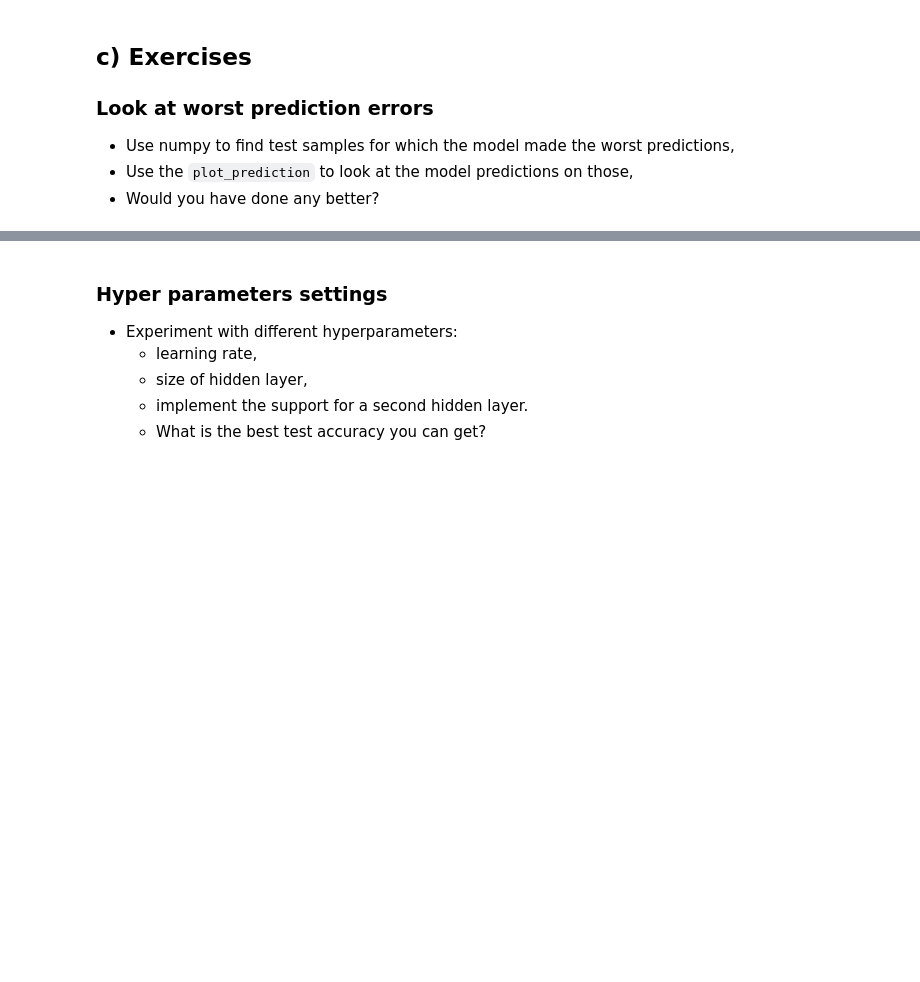
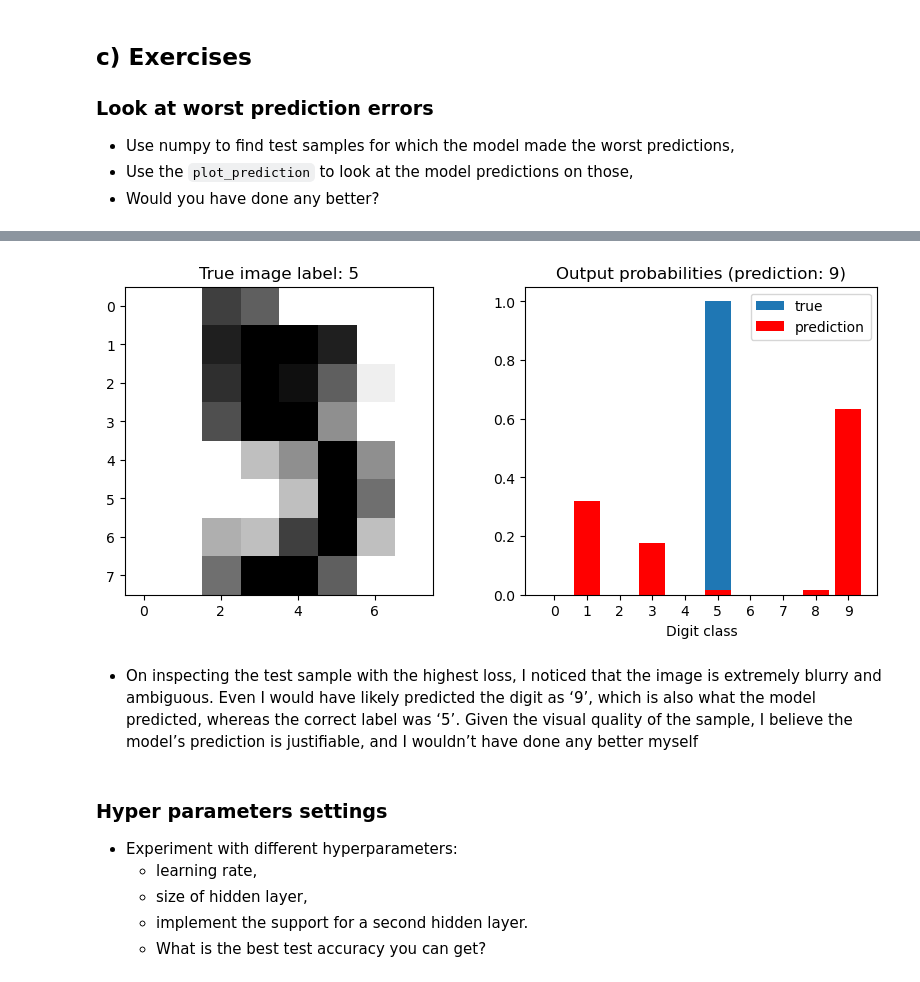
Before and after one commit to UofT-DSI/deep_learning, a Jupyter notebook: 01_materials/labs/lab_2.ipynb, the cells around one changed output, grey strips where cells are left out. Saved outputs shown, nothing was run; the diff lists cells and outputs as text; code cells hidden in the pictures; blank space fills up the shorter version.

```diff
--- a/01_materials/labs/lab_2.ipynb
+++ b/01_materials/labs/lab_2.ipynb
@@ -165,8 +201,8 @@ class LogisticRegression:
 
     def forward(self, X):
         # Compute the linear combination of the input and weights
-        Z = None
-        return None
+        Z = np.dot(X, self.W) + self.b
+        return softmax(Z)
 
     def predict(self, X):
         # Return the most probable class for each sample in X
@@ -178,7 +214,9 @@ class LogisticRegression:
     def loss(self, X, y):
         # Compute the negative log likelihood over the data provided
         y_onehot = one_hot(self.output_size, y.astype(int))
-        return None
+        y_pred = self.forward(X)
+        return nll(y_onehot, y_pred)
+
 
     def grad_loss(self, X, y_true, y_pred):
         # Compute the gradient of the loss with respect to W and b for a single sample (X, y_true)
@@ -314,17 +375,17 @@ class NeuralNet():
 
     def forward_hidden(self, X):
         # Compute the linear combination of the input and weights
-        self.Z_h = None
+        self.Z_h = np.dot(X, self.W_h) + self.b_h
 
         # Apply the sigmoid activation function
-        return None
+        return sigmoid(self.Z_h)
 
     def forward_output(self, H):
         # Compute the linear combination of the hidden layer activation and weights
-        self.Z_o = None
+        self.Z_o = np.dot(H, self.W_o) + self.b_o
 
         # Apply the sigmoid activation function
-        return None
+        return sigmoid(self.Z_o)
 
     def forward(self, X):
         # Compute the forward activations of the hidden and output layers
@@ -334,8 +395,10 @@ class NeuralNet():
         return Y
 
     def loss(self, X, y):
-        y = y.astype(int)
-        return None
+        y_onehot = one_hot(self.output_size, y.astype(int))
+        y_pred = self.forward(X)
+        return nll(y_onehot, y_pred)
+
 
     def grad_loss(self, X, y_true):
         y_true = one_hot(self.output_size, y_true)
@@ -439,0 +530,11 @@ plot_prediction(model, sample_idx=4)
+# %%
+# Your code here
+test_losses = []
+for x, y in zip(X_test, y_test):
+    test_losses.append(model.loss(x, y))
+print("Highest test loss: %0.5f" % np.max(test_losses))
+
+max_loss_index = np.argmax(test_losses)
+
+plot_prediction(model, sample_idx=max_loss_index)
+# %% [output]
@@ -440,3 +542,6 @@ plot_prediction(model, sample_idx=4)
+[figure, added]
+# %% [markdown]
++ On inspecting the test sample with the highest loss, I noticed that the image is extremely blurry and ambiguous. Even I would have likely predicted the digit as ‘9’, which is also what the model predicted, whereas the correct label was ‘5’. Given the visual quality of the sample, I believe the model’s prediction is justifiable, and I wouldn’t have done any better myself
 # %% [markdown]
 ### Hyper parameters settings
 
```
Also changed, not shown: parts of 28 cells of this notebook.
